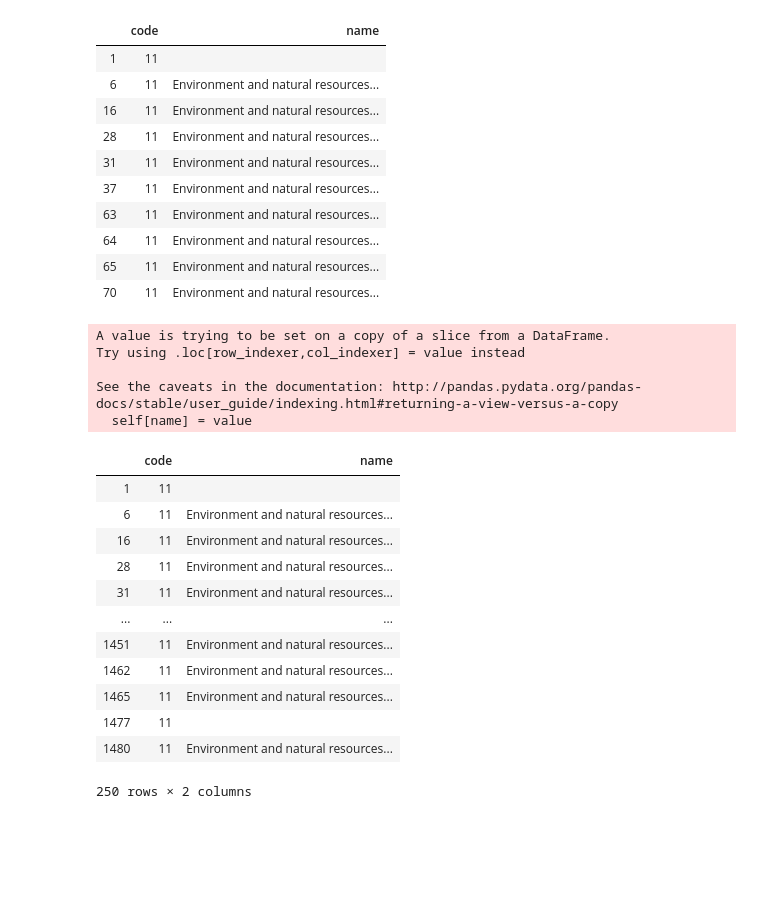
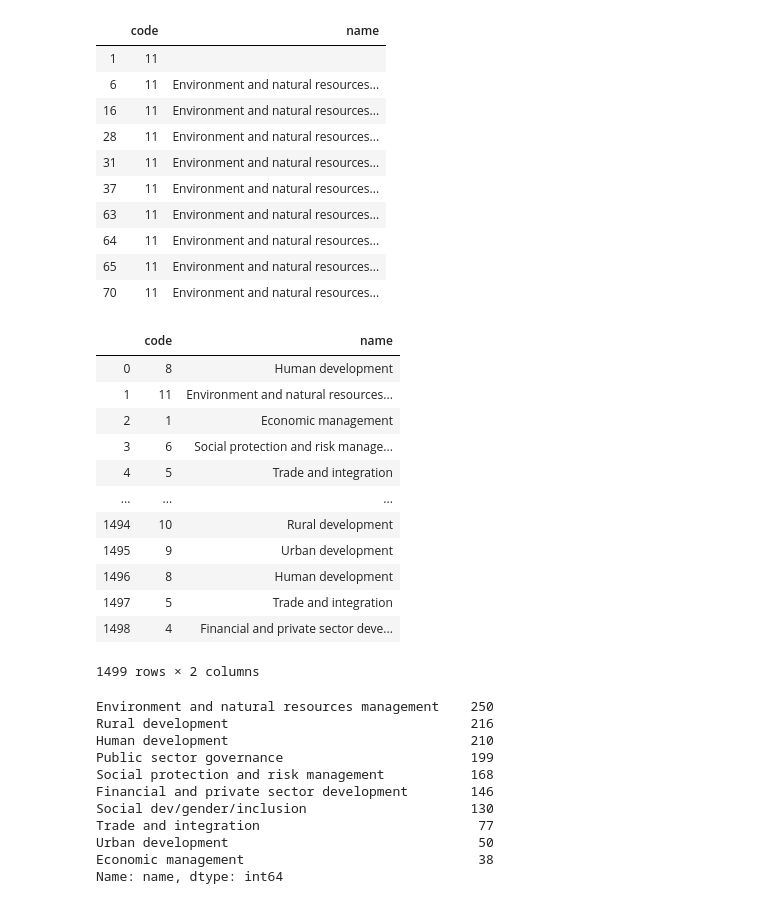
Before and after one commit to narek-g/mec-mini-projects, a Jupyter notebook: mec-5.4.4-json-data-wrangling-mini-project/Mini_Project_Wrangling_Json_Exercise.ipynb, the cells around one changed output. Saved outputs shown, nothing was run; the diff lists cells and outputs as text; code cells hidden in the pictures; blank space fills up the shorter version.

Commit message:
Update Mini_Project_Wrangling_Json_Exercise.ipynb
completed

```diff
--- a/mec-5.4.4-json-data-wrangling-mini-project/Mini_Project_Wrangling_Json_Exercise.ipynb
+++ b/mec-5.4.4-json-data-wrangling-mini-project/Mini_Project_Wrangling_Json_Exercise.ipynb
@@ -224,32 +224,44 @@ json_norm_df[json_norm_df.code == '11'][:10]
 | 65 | 11 | Environment and natural resources... |
 | 70 | 11 | Environment and natural resources... |
 # %%
-code_classification = {'1':'Economic management', '2':'Public sector governance', '3':'Rule of law', \
-                      '4':'Financial and private sector development', '5':'Trade and integration', \
-                      '6':'Social protection and risk management', '7':'Social dev/gender/inclusion',\
-                       '8': 'Human development', '9':'Urban development', '10':'Rural development', \
-                       '11':'Environment and natural resources management'}
+code_classification = {1:'Economic management', 2:'Public sector governance', 3:'Rule of law', \
+                      4:'Financial and private sector development', 5:'Trade and integration', \
+                      6:'Social protection and risk management', 7:'Social dev/gender/inclusion',\
+                       8: 'Human development', 9:'Urban development', 10:'Rural development', \
+                       11:'Environment and natural resources management'}
-# %%
-json_norm_df[json_norm_df.code == '11'].name = code_classification['11']
-# %% [output]
-A value is trying to be set on a copy of a slice from a DataFrame.
-Try using .loc[row_indexer,col_indexer] = value instead
-
-See the caveats in the documentation: http://pandas.pydata.org/pandas-docs/stable/user_guide/indexing.html#returning-a-view-versus-a-copy
-  self[name] = value
-# %%
-json_norm_df[json_norm_df.code == '11']
-# %% [output]
-|  | code | name |
-| 1 | 11 |  |
-| 6 | 11 | Environment and natural resources... |
-| 16 | 11 | Environment and natural resources... |
-| 28 | 11 | Environment and natural resources... |
-| 31 | 11 | Environment and natural resources... |
-| ... | ... | ... |
-| 1451 | 11 | Environment and natural resources... |
-| 1462 | 11 | Environment and natural resources... |
-| 1465 | 11 | Environment and natural resources... |
-| 1477 | 11 |  |
-| 1480 | 11 | Environment and natural resources... |
-250 rows × 2 columns
+# %%
+for index in range(len(json_norm_df)):
+    if(json_norm_df.iloc[index,1] == ''):
+        code = int(json_norm_df.iloc[index,0])
+        json_norm_df.iloc[index,1] = code_classification[code]
+# %%
+# new df with the names and codes filled in -- i don't think this is efficient
+json_norm_df
+# %% [output]
+|  | code | name |
+| 0 | 8 | Human development |
+| 1 | 11 | Environment and natural resources... |
+| 2 | 1 | Economic management |
+| 3 | 6 | Social protection and risk manage... |
+| 4 | 5 | Trade and integration |
+| ... | ... | ... |
+| 1494 | 10 | Rural development |
+| 1495 | 9 | Urban development |
+| 1496 | 8 | Human development |
+| 1497 | 5 | Trade and integration |
+| 1498 | 4 | Financial and private sector deve... |
+1499 rows × 2 columns
+# %%
+json_norm_df.name.value_counts()[:10]
+# %% [output]
+Environment and natural resources management    250
+Rural development                               216
+Human development                               210
+Public sector governance                        199
+Social protection and risk management           168
+Financial and private sector development        146
+Social dev/gender/inclusion                     130
+Trade and integration                            77
+Urban development                                50
+Economic management                              38
+Name: name, dtype: int64
```
